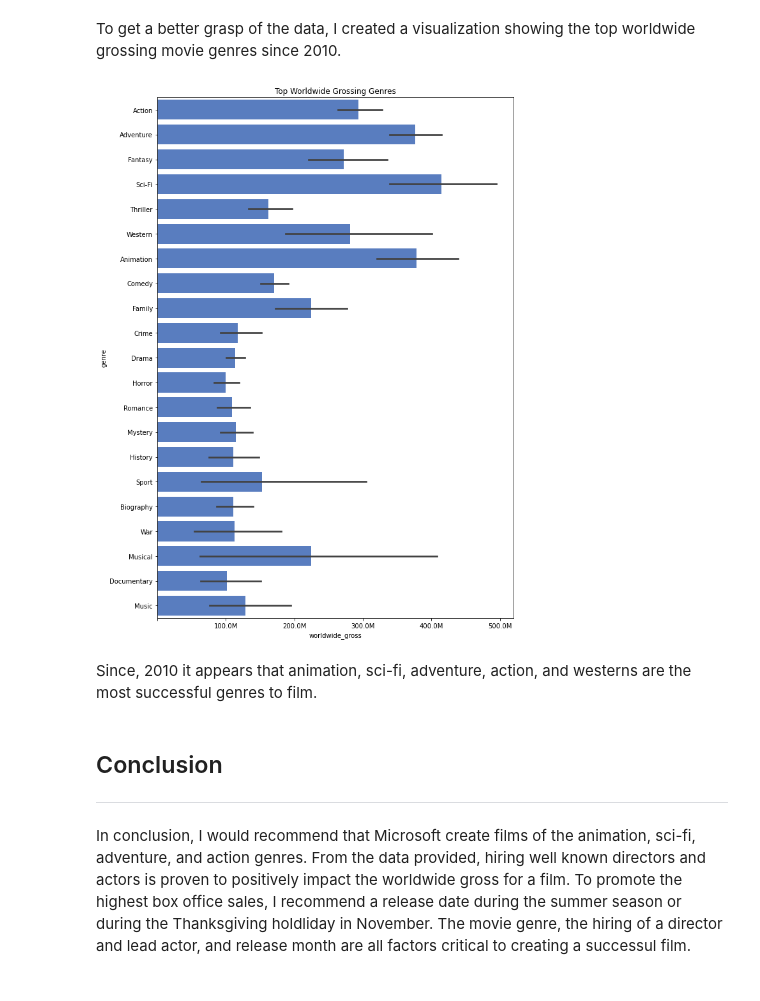
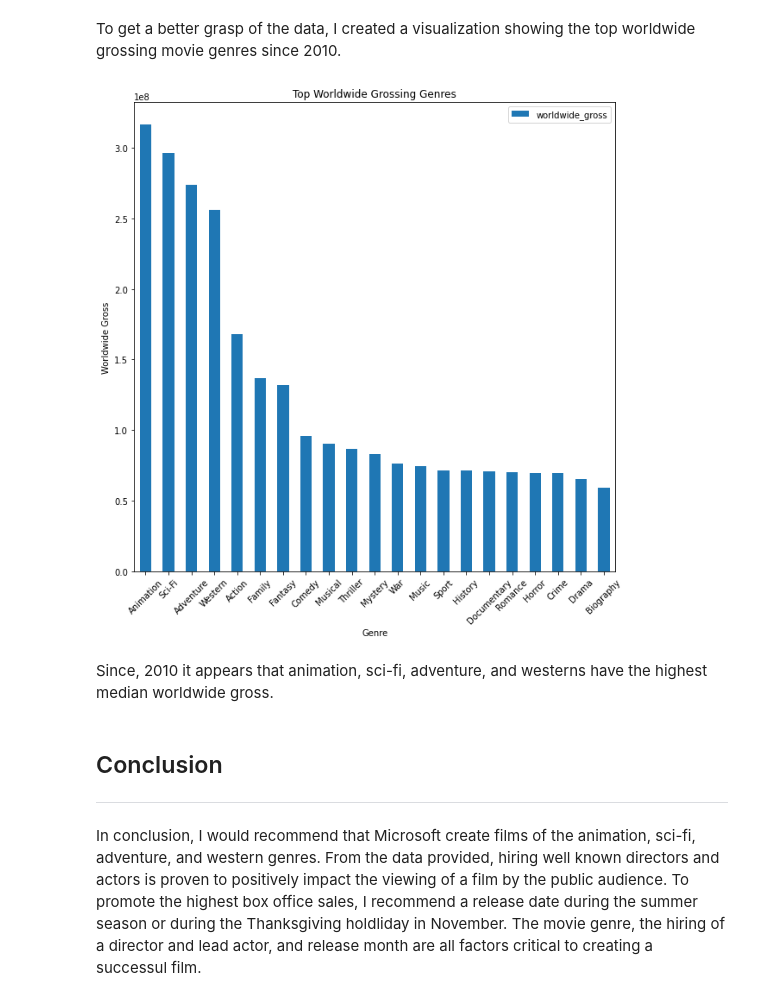
Before and after one commit to MHolthouser1024/Microsoft-Movie-Analysis, a Jupyter notebook: movie_analysis.ipynb, the cells around one changed output. Drawn from its saved outputs; the diff is of its cells as text; code cells hidden in the pictures.

```diff
--- a/movie_analysis.ipynb
+++ b/movie_analysis.ipynb
@@ -531,19 +531,23 @@ top_genre.head(20)
 | 19 | Drama | 65313213.00 |
 # %% [markdown]
 To get a better grasp of the data, I created a visualization showing the top worldwide grossing movie genres since 2010.
-# %%
-f, ax3 = plt.subplots(figsize=(10, 15))
-ax3.xaxis.set_major_formatter(format_num);
-ax3.set_title('Top Worldwide Grossing Genres')
-sns.set_color_codes("muted")
-sns.barplot(x="worldwide_gross", y="genre", data=rec_mb,
-            label="Popular Genres", color="b");
-# %% [output]
-[figure, removed]
+# %%
+ax3=top_genre.plot.bar(x='genre', y='worldwide_gross', figsize=(10,10))
+
+ax3.set(ylabel = 'Worldwide Gross', xlabel = 'Genre')
+ax3.set_title('Top Worldwide Grossing Genres')
+
+##rotate x-axis to a 45 degree angle
+for label in ax3.xaxis.get_ticklabels():
+    label.set_rotation(45)
+
+ax2.yaxis.set_major_formatter(format_num)
+# %% [output]
+[figure, added]
 # %% [markdown]
-Since, 2010 it appears that animation, sci-fi, adventure, action, and westerns are the most successful genres to film.
+Since, 2010 it appears that animation, sci-fi, adventure, and westerns have the highest median worldwide gross.
 # %% [markdown]
 ## Conclusion
 ---
-In conclusion, I would recommend that Microsoft create films of the animation, sci-fi, adventure, and action genres. From the data provided, hiring well known directors and actors is proven to positively impact the worldwide gross for a film. To promote the highest box office sales, I recommend a release date during the summer season or during the Thanksgiving holdliday in November.
+In conclusion, I would recommend that Microsoft create films of the animation, sci-fi, adventure, and western genres. From the data provided, hiring well known directors and actors is proven to positively impact the viewing of a film by the public audience. To promote the highest box office sales, I recommend a release date during the summer season or during the Thanksgiving holdliday in November.
 The movie genre, the hiring of a director and lead actor, and release month are all factors critical to creating a successul film.
```
Also changed, not shown: 5 other files.
